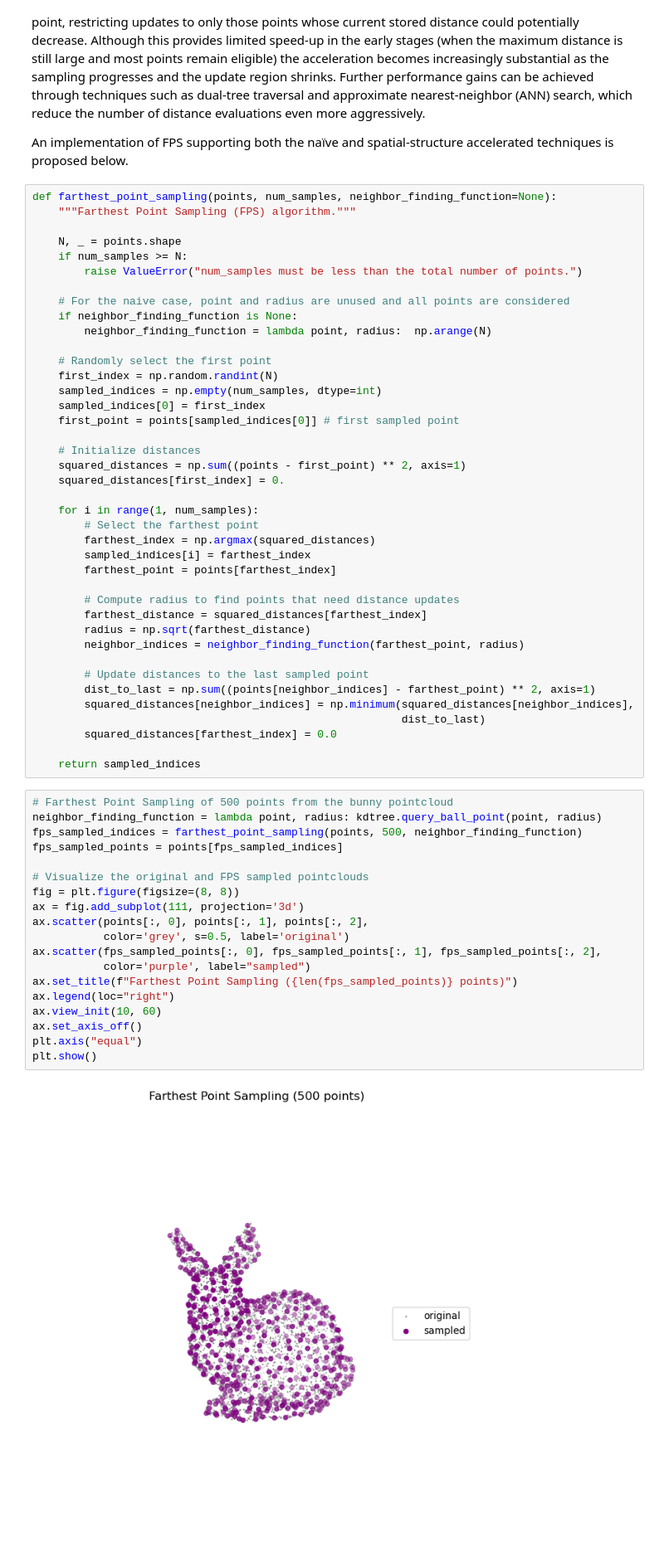
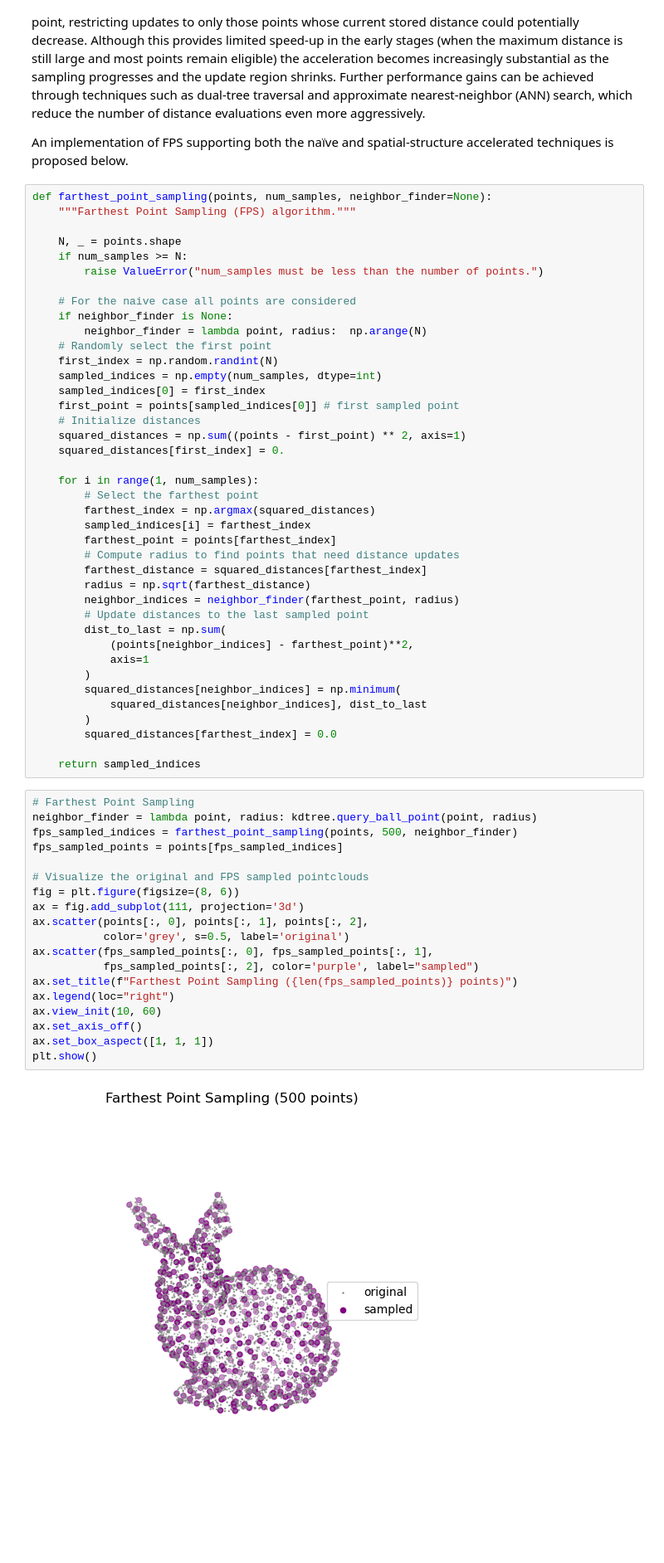
Before and after one commit to jlgregorio/tutorials-pointcloud-python, a Jupyter notebook: 03.subsampling.ipynb, the cells around one changed output. Shown at 83% size. Saved outputs shown, nothing was run; the diff lists cells and outputs as text; blank space fills up the shorter version.

```diff
--- a/03.subsampling.ipynb
+++ b/03.subsampling.ipynb
@@ -343,23 +353,21 @@ To mitigate this bottleneck, more advanced strategies rely on spatial data struc
 
 An implementation of FPS supporting both the naïve and spatial-structure accelerated techniques is proposed below.
 # %%
-def farthest_point_sampling(points, num_samples, neighbor_finding_function=None):
+def farthest_point_sampling(points, num_samples, neighbor_finder=None):
     """Farthest Point Sampling (FPS) algorithm."""
 
     N, _ = points.shape
     if num_samples >= N:
-        raise ValueError("num_samples must be less than the total number of points.")
+        raise ValueError("num_samples must be less than the number of points.")
 
-    # For the naive case, point and radius are unused and all points are considered
-    if neighbor_finding_function is None:
-        neighbor_finding_function = lambda point, radius:  np.arange(N)
-
+    # For the naive case all points are considered
+    if neighbor_finder is None:
+        neighbor_finder = lambda point, radius:  np.arange(N)
     # Randomly select the first point
     first_index = np.random.randint(N)
     sampled_indices = np.empty(num_samples, dtype=int)
     sampled_indices[0] = first_index
     first_point = points[sampled_indices[0]] # first sampled point
-
     # Initialize distances
     squared_distances = np.sum((points - first_point) ** 2, axis=1)
     squared_distances[first_index] = 0.
@@ -369,40 +377,42 @@ def farthest_point_sampling(points, num_samples, neighbor_finding_function=None)
         farthest_index = np.argmax(squared_distances)
         sampled_indices[i] = farthest_index
         farthest_point = points[farthest_index]
-
         # Compute radius to find points that need distance updates
         farthest_distance = squared_distances[farthest_index]
         radius = np.sqrt(farthest_distance)
-        neighbor_indices = neighbor_finding_function(farthest_point, radius)
-
+        neighbor_indices = neighbor_finder(farthest_point, radius)
         # Update distances to the last sampled point
-        dist_to_last = np.sum((points[neighbor_indices] - farthest_point) ** 2, axis=1)
-        squared_distances[neighbor_indices] = np.minimum(squared_distances[neighbor_indices],
-                                                         dist_to_last)
+        dist_to_last = np.sum(
+            (points[neighbor_indices] - farthest_point)**2,
+            axis=1
+        )
+        squared_distances[neighbor_indices] = np.minimum(
+            squared_distances[neighbor_indices], dist_to_last
+        )
         squared_distances[farthest_index] = 0.0
 
     return sampled_indices
 # %%
-# Farthest Point Sampling of 500 points from the bunny pointcloud
-neighbor_finding_function = lambda point, radius: kdtree.query_ball_point(point, radius)
-fps_sampled_indices = farthest_point_sampling(points, 500, neighbor_finding_function)
+# Farthest Point Sampling
+neighbor_finder = lambda point, radius: kdtree.query_ball_point(point, radius)
+fps_sampled_indices = farthest_point_sampling(points, 500, neighbor_finder)
 fps_sampled_points = points[fps_sampled_indices]
 
 # Visualize the original and FPS sampled pointclouds
-fig = plt.figure(figsize=(8, 8))
+fig = plt.figure(figsize=(8, 6))
 ax = fig.add_subplot(111, projection='3d')
 ax.scatter(points[:, 0], points[:, 1], points[:, 2],
            color='grey', s=0.5, label='original')
-ax.scatter(fps_sampled_points[:, 0], fps_sampled_points[:, 1], fps_sampled_points[:, 2],
-           color='purple', label="sampled")
+ax.scatter(fps_sampled_points[:, 0], fps_sampled_points[:, 1],
+           fps_sampled_points[:, 2], color='purple', label="sampled")
 ax.set_title(f"Farthest Point Sampling ({len(fps_sampled_points)} points)")
 ax.legend(loc="right")
 ax.view_init(10, 60)
 ax.set_axis_off()
-plt.axis("equal")
+ax.set_box_aspect([1, 1, 1])
 plt.show()
 # %% [output]
-[figure, old version]
+[figure, new version]
 # %% [markdown]
 ### Radius Sampling
 
```
Also changed, not shown: parts of 14 cells of this notebook.
